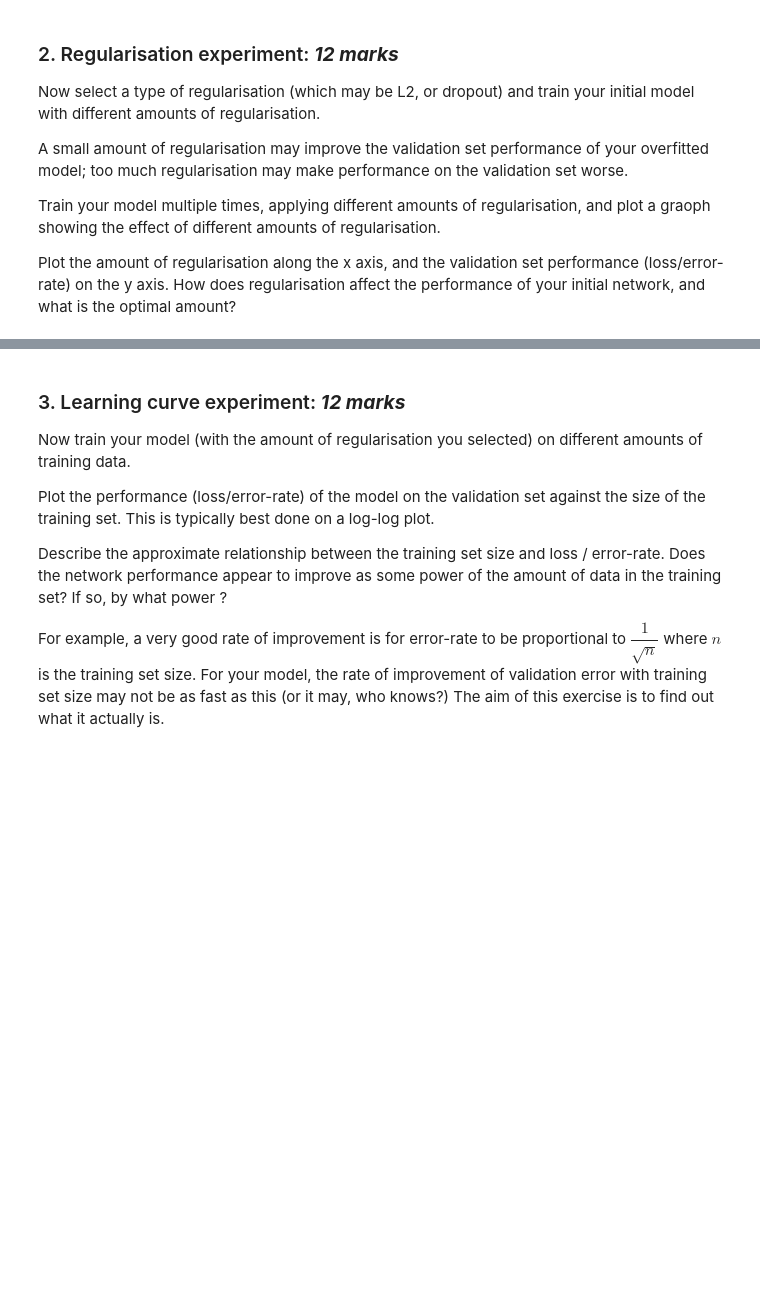
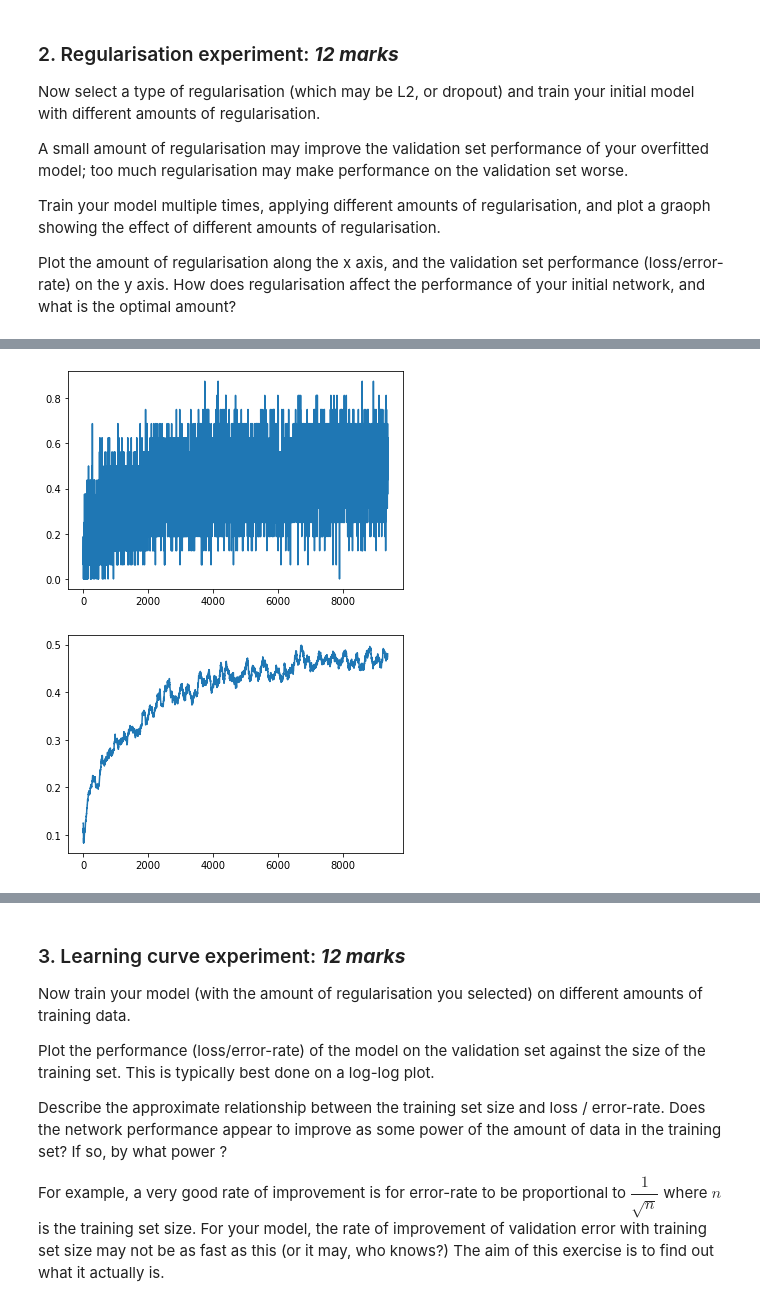
Before and after one commit to Occy88/Deeplearning, a Jupyter notebook: CourseWorkProject2021.ipynb, the cells around one changed output, grey strips where cells are left out. Drawn from its saved outputs; the diff is of its cells as text; code cells hidden in the pictures; blank space fills up the shorter version.

```diff
--- a/CourseWorkProject2021.ipynb
+++ b/CourseWorkProject2021.ipynb
@@ -86,7 +86,7 @@ def train(net,test_size,decay=None):
 
     acc=[]
     av_acc=[]
-    for idx,epoch in enumerate(range(3)):  # loop over the dataset multiple times
+    for idx,epoch in enumerate(range(5)):  # loop over the dataset multiple times
         print("RUNNING")
         running_loss = 0.0
         print(idx)
@@ -214,8 +222,8 @@ Train your model multiple times, applying different amounts of regularisation, a
 
 Plot the amount of regularisation along the x axis, and the validation set performance (loss/error-rate) on the y axis.  How does regularisation affect the performance of your initial network, and what is the optimal amount?
 # %%
-reg_values=[0.0001,0.001,0.01,0.03,0.06,0.1,0.2]
-acc=[]
+reg_values=[0.0001,0.001,0.001,0.01]
+reg_acc=[]
 for w in reg_values:
     net = LinNet().to(device)
 
@@ -227,4 +235,5 @@ for w in reg_values:
     print('Finished Training')
     PATH = './cifar_net.pth'
     torch.save(net.state_dict(), PATH)
-    acc.append(eval())
+    reg_acc.append(eval())
+# %% [output]
@@ -231 +257,3 @@ for w in reg_values:
+[figure, added]
+[figure, added]
 # %%
```
Also changed, not shown: parts of 5 cells of this notebook, 1 other file.
